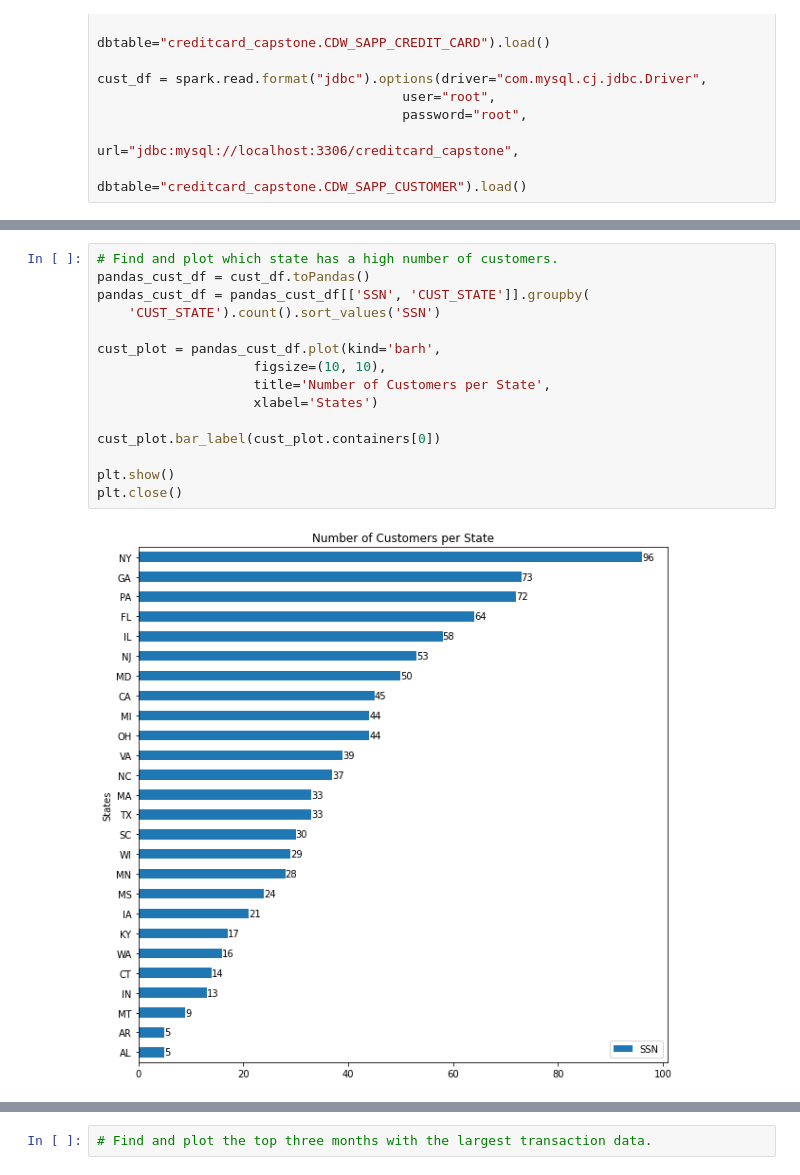
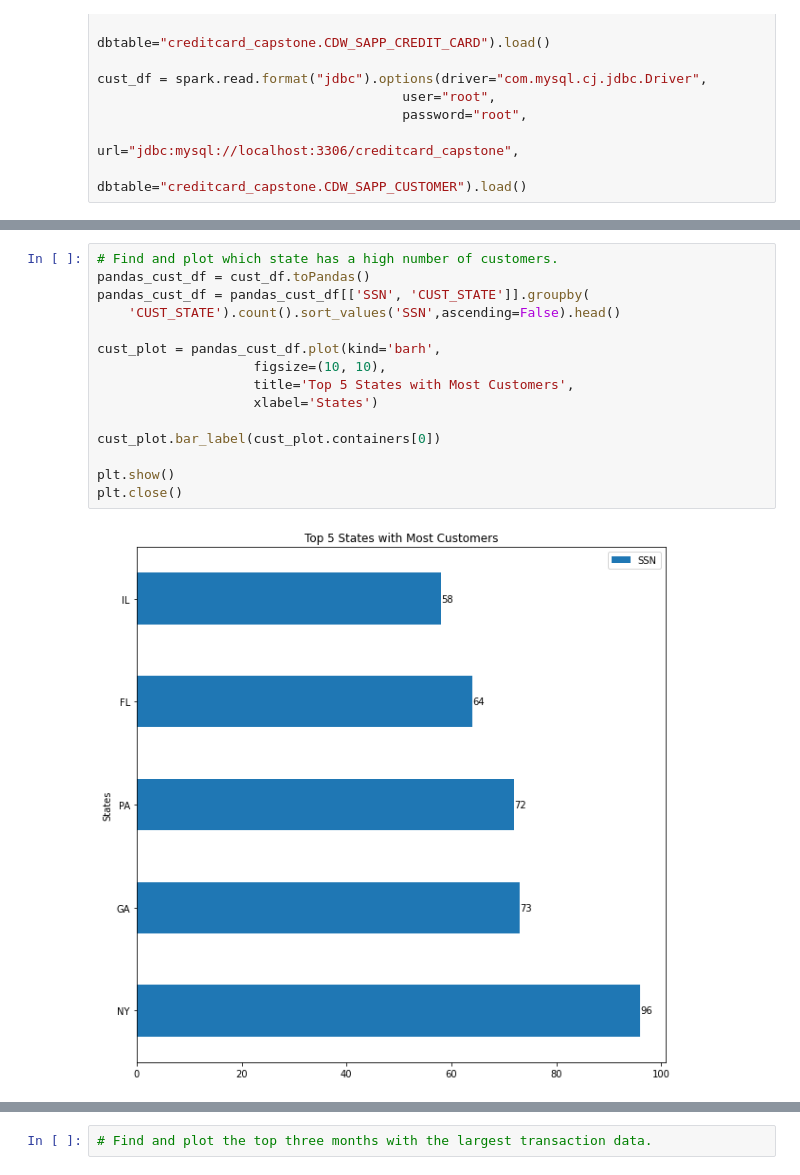
Before and after one commit to Cosdaman/PSCS-LoanAndCredit, a Jupyter notebook: Data_Visualization.ipynb, the cells around one changed output, grey strips where cells are left out. Cells and saved outputs as stored; diff of their text form.

Commit message:
finished cust graph

```diff
--- a/Data_Visualization.ipynb
+++ b/Data_Visualization.ipynb
@@ -42,20 +43,20 @@ plt.close()
 # %%
 # Find and plot which state has a high number of customers.
 pandas_cust_df = cust_df.toPandas()
 pandas_cust_df = pandas_cust_df[['SSN', 'CUST_STATE']].groupby(
-    'CUST_STATE').count().sort_values('SSN')
+    'CUST_STATE').count().sort_values('SSN',ascending=False).head()
 
 cust_plot = pandas_cust_df.plot(kind='barh',
                     figsize=(10, 10),
-                    title='Number of Customers per State',
+                    title='Top 5 States with Most Customers',
                     xlabel='States')
 
 cust_plot.bar_label(cust_plot.containers[0])
 
 plt.show()
 plt.close()
 # %% [output]
-[figure, old version]
+[figure, new version]
 # %%
 # Find and plot the sum of all transactions for each customer, and which customer has the highest transaction amount.
 # hint(use CUST_SSN).
```
Also changed, not shown: parts of 2 cells of this notebook.
